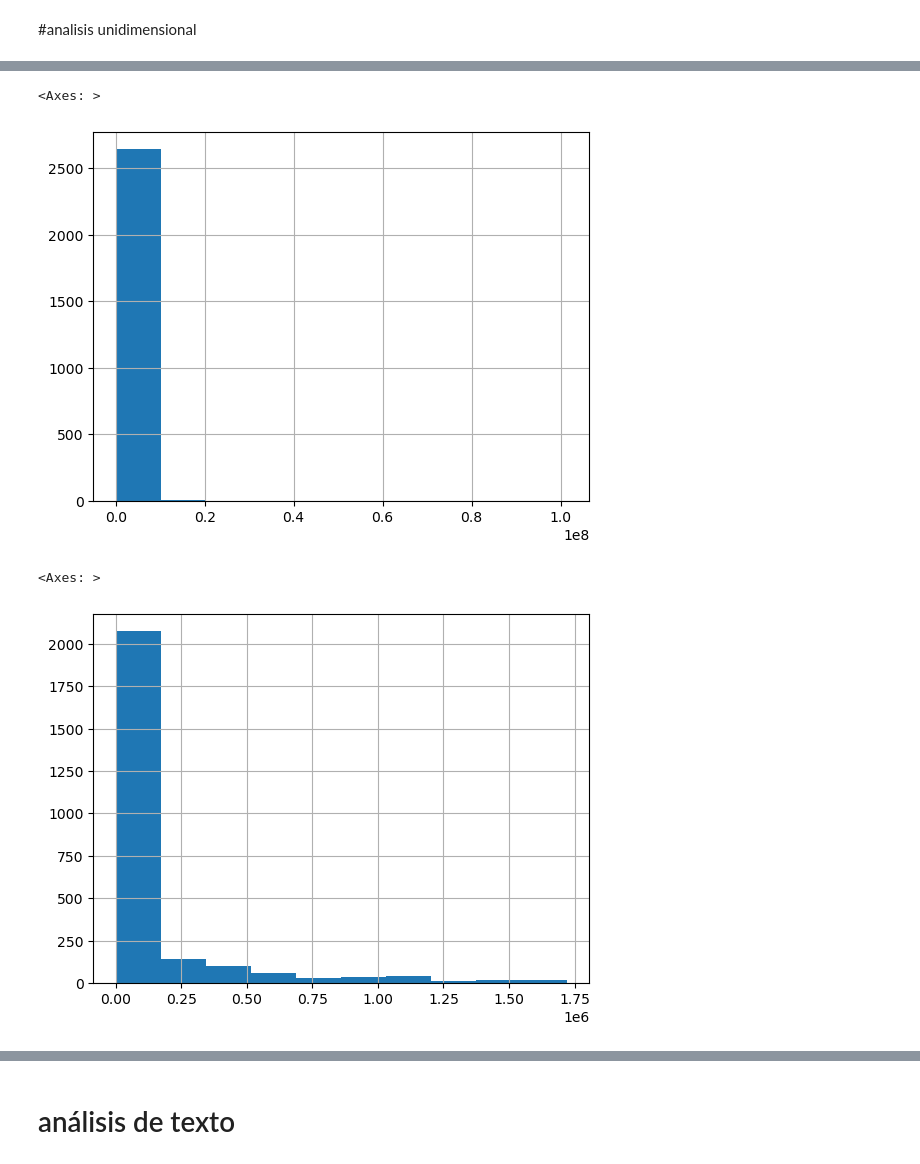
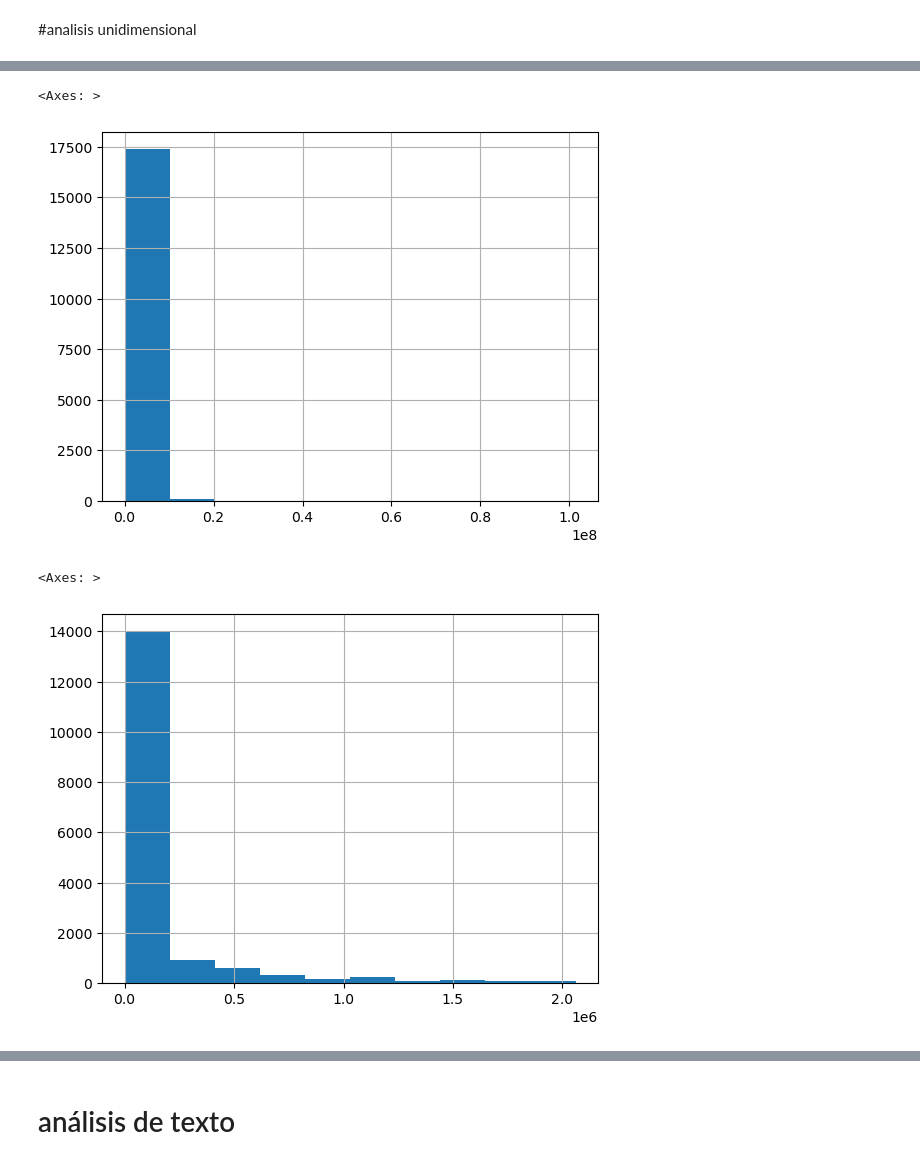
Before and after one commit to d4lkz/Tarea2-IA, a Jupyter notebook: 2_analisi.ipynb, the cells around one changed output, grey strips where cells are left out. Saved outputs shown, nothing was run; the diff lists cells and outputs as text; code cells hidden in the pictures.

```diff
--- a/2_analisi.ipynb
+++ b/2_analisi.ipynb
@@ -3,5 +3,5 @@
 # %%
 import pandas as pd
 # %%
-compras_df= pd.read_csv('data/clean_compras.csv')
+final_df= pd.read_csv('C:/Users/D4/Documents/GitHub/Tarea2-IA/TData/clean_compras.csv')
 # %%
@@ -50,3 +50,3 @@ compras_df.describe()
 # %%
-compras_df= compras_df[['BENEFICIARIO', 'FACTURAS', 'CONTRATO', 'TIPO', 'FECHA', 'IMPORTE', 'SHEET', 'CONCEPTO']]
+final_df= final_df[['BENEFICIARIO', 'FACTURAS', 'CONTRATO', 'TIPO', 'FECHA', 'IMPORTE', 'SHEET', 'CONCEPTO']]
 # %%
@@ -70,2 +77,8 @@ SERVICIOS          75
 Name: count, dtype: int64
+# %%
+final_df['SHEET'] = final_df['SHEET'].replace('GTS VARIOS', 'GTOS VARIOS')
+final_df['SHEET'] = final_df['SHEET'].replace('COMUNICACION', 'COMUNIC')
+final_df['SHEET'] = final_df['SHEET'].replace('CUMUNICACION', 'COMUNIC')
+final_df['SHEET'] = final_df['SHEET'].replace('SER PROF', 'SERV PROF')
+final_df['SHEET'] = final_df['SHEET'].replace('GTS REPRESENT', 'GTS REPRE')
 # %%
@@ -90,12 +103,12 @@ SECRETARIA DE FINANZAS Y TESORERIA GRAL DEL EDO DE NL
 Name: count, dtype: int64
 # %%
-compras_df['IMPORTE'].hist()
+final_df['IMPORTE'].hist()
 # %% [output]
 <Axes: >
-[figure, old version]
+[figure, new version]
 # %%
-compras_df[compras_df['IMPORTE']< compras_df['IMPORTE'].quantile(0.95)]['IMPORTE'].hist()
+final_df[final_df['IMPORTE']< final_df['IMPORTE'].quantile(0.95)]['IMPORTE'].hist()
 # %% [output]
 <Axes: >
-[figure, old version]
+[figure, new version]
 # %%
```
Also changed, not shown: parts of 22 cells of this notebook, 2 other files.
